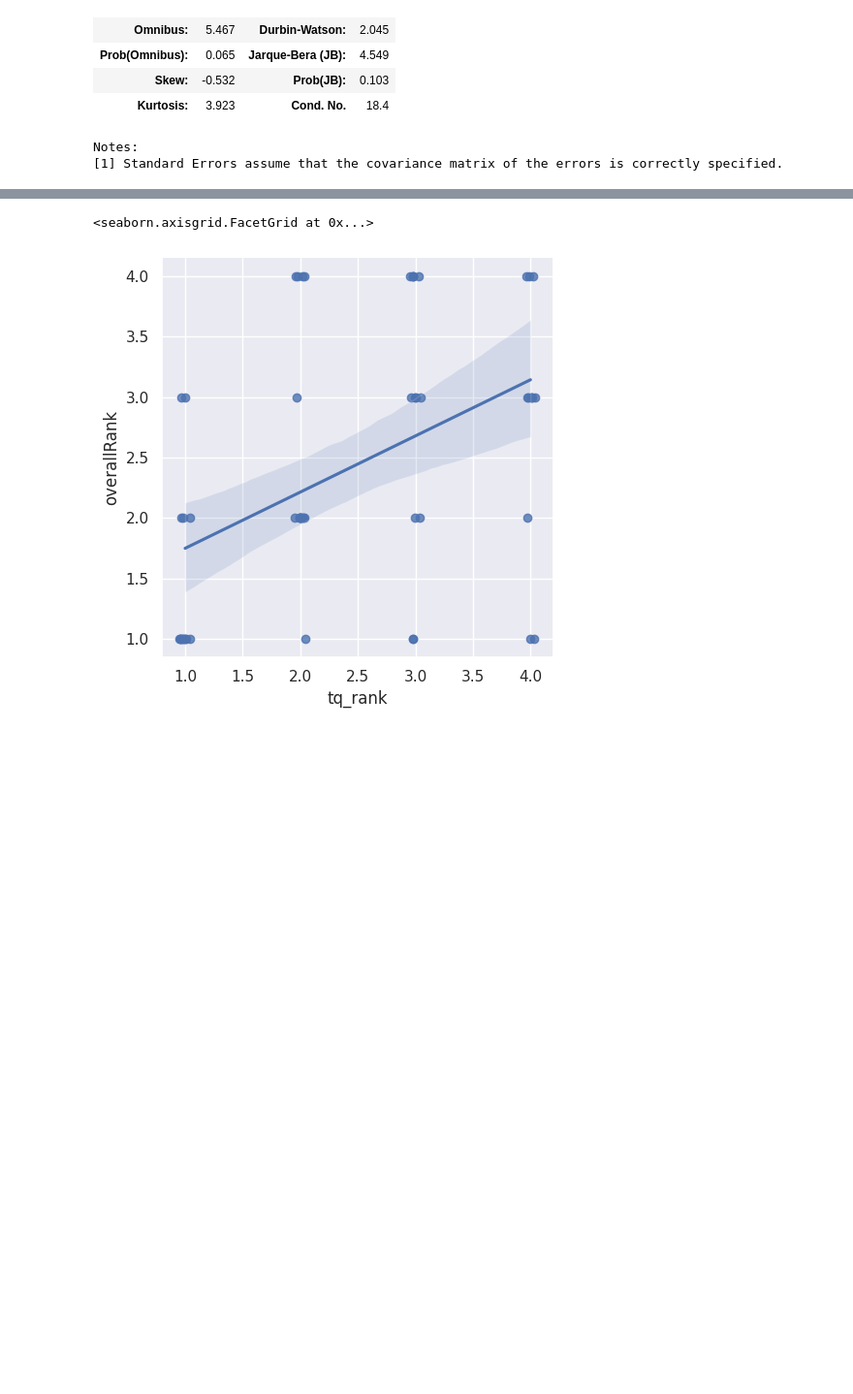
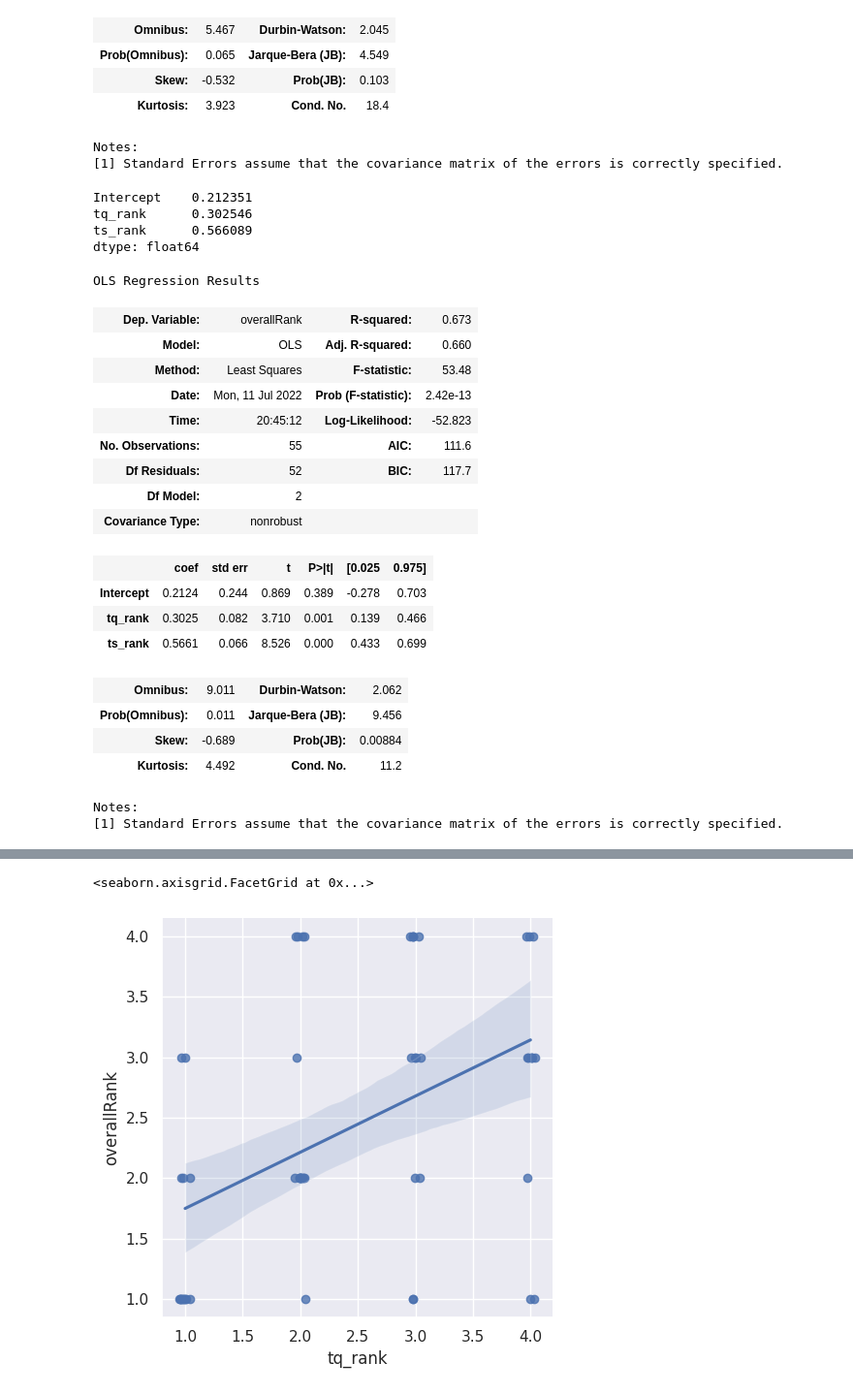
Before and after one commit to bdolor/sec-prediction, a Jupyter notebook: swu.ipynb, the cells around one changed output, grey strips where cells are left out. Shown at 97% size. Saved outputs shown, nothing was run; the diff lists cells and outputs as text; code cells hidden in the pictures; blank space fills up the shorter version.

```diff
--- a/swu.ipynb
+++ b/swu.ipynb
@@ -585,6 +585,37 @@ OLS Regression Results
 | Kurtosis: | 3.923 | Cond. No. | 18.4 |
 Notes:
 [1] Standard Errors assume that the covariance matrix of the errors is correctly specified.
+# %%
+stats_model2 = smf.ols(formula='overallRank ~ tq_rank + ts_rank', data=df_sub).fit()
+stats_model2.params
+# %% [output]
+Intercept    0.212351
+tq_rank      0.302546
+ts_rank      0.566089
+dtype: float64
+# %%
+stats_model2.summary()
+# %% [output]
+OLS Regression Results
+| Dep. Variable: | overallRank | R-squared: | 0.673 |
+| Model: | OLS | Adj. R-squared: | 0.660 |
+| Method: | Least Squares | F-statistic: | 53.48 |
+| Date: | Mon, 11 Jul 2022 | Prob (F-statistic): | 2.42e-13 |
+| Time: | 20:45:12 | Log-Likelihood: | -52.823 |
+| No. Observations: | 55 | AIC: | 111.6 |
+| Df Residuals: | 52 | BIC: | 117.7 |
+| Df Model: | 2 |  |  |
+| Covariance Type: | nonrobust |  |  |
+|  | coef | std err | t | P>|t| | [0.025 | 0.975] |
+| Intercept | 0.2124 | 0.244 | 0.869 | 0.389 | -0.278 | 0.703 |
+| tq_rank | 0.3025 | 0.082 | 3.710 | 0.001 | 0.139 | 0.466 |
+| ts_rank | 0.5661 | 0.066 | 8.526 | 0.000 | 0.433 | 0.699 |
+| Omnibus: | 9.011 | Durbin-Watson: | 2.062 |
+| Prob(Omnibus): | 0.011 | Jarque-Bera (JB): | 9.456 |
+| Skew: | -0.689 | Prob(JB): | 0.00884 |
+| Kurtosis: | 4.492 | Cond. No. | 11.2 |
+Notes:
+[1] Standard Errors assume that the covariance matrix of the errors is correctly specified.
 # %%
 # scatter plot
 sns.set_theme(color_codes=True)
```
Also changed, not shown: parts of 1 cell of this notebook, 1 other file.
